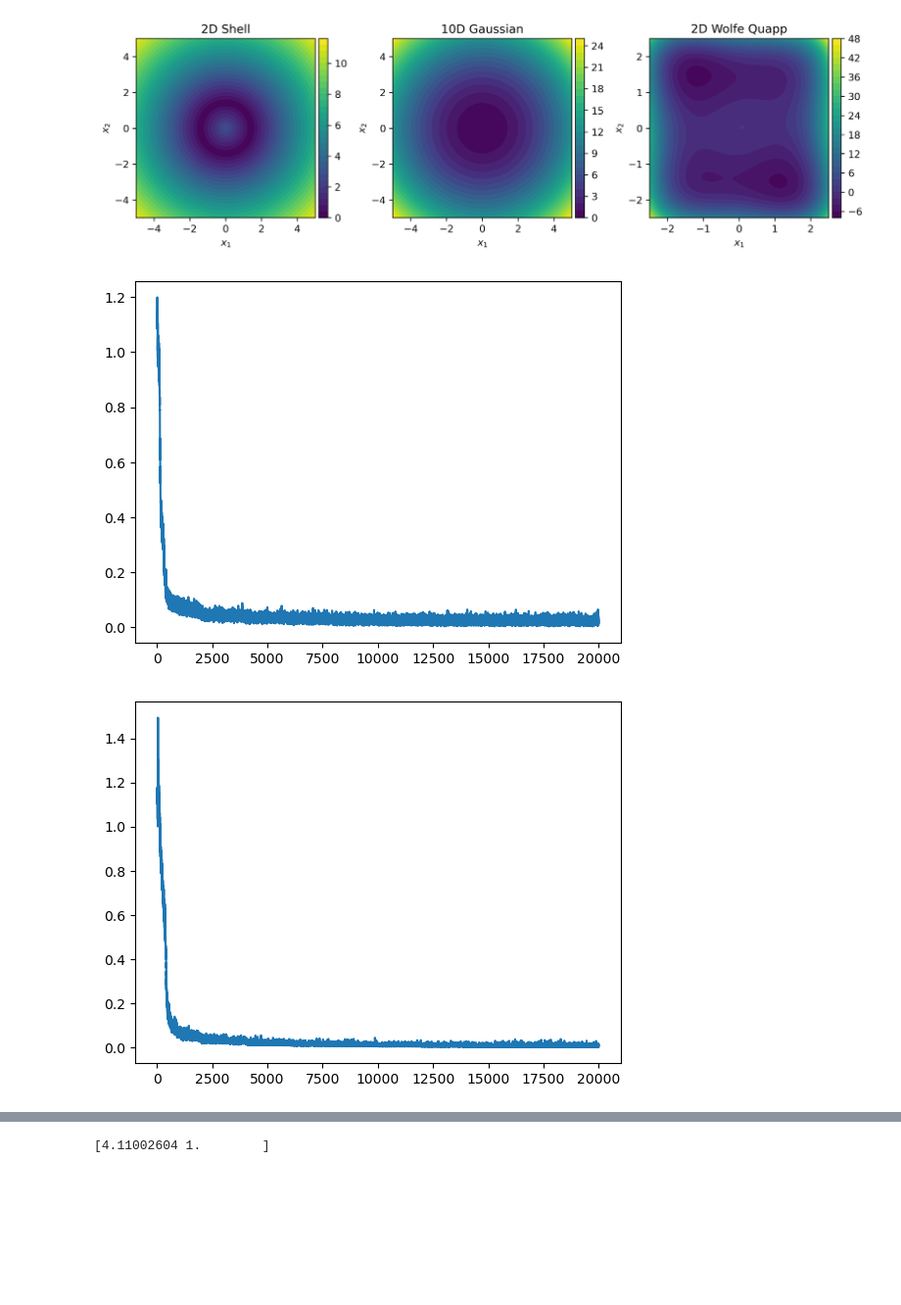
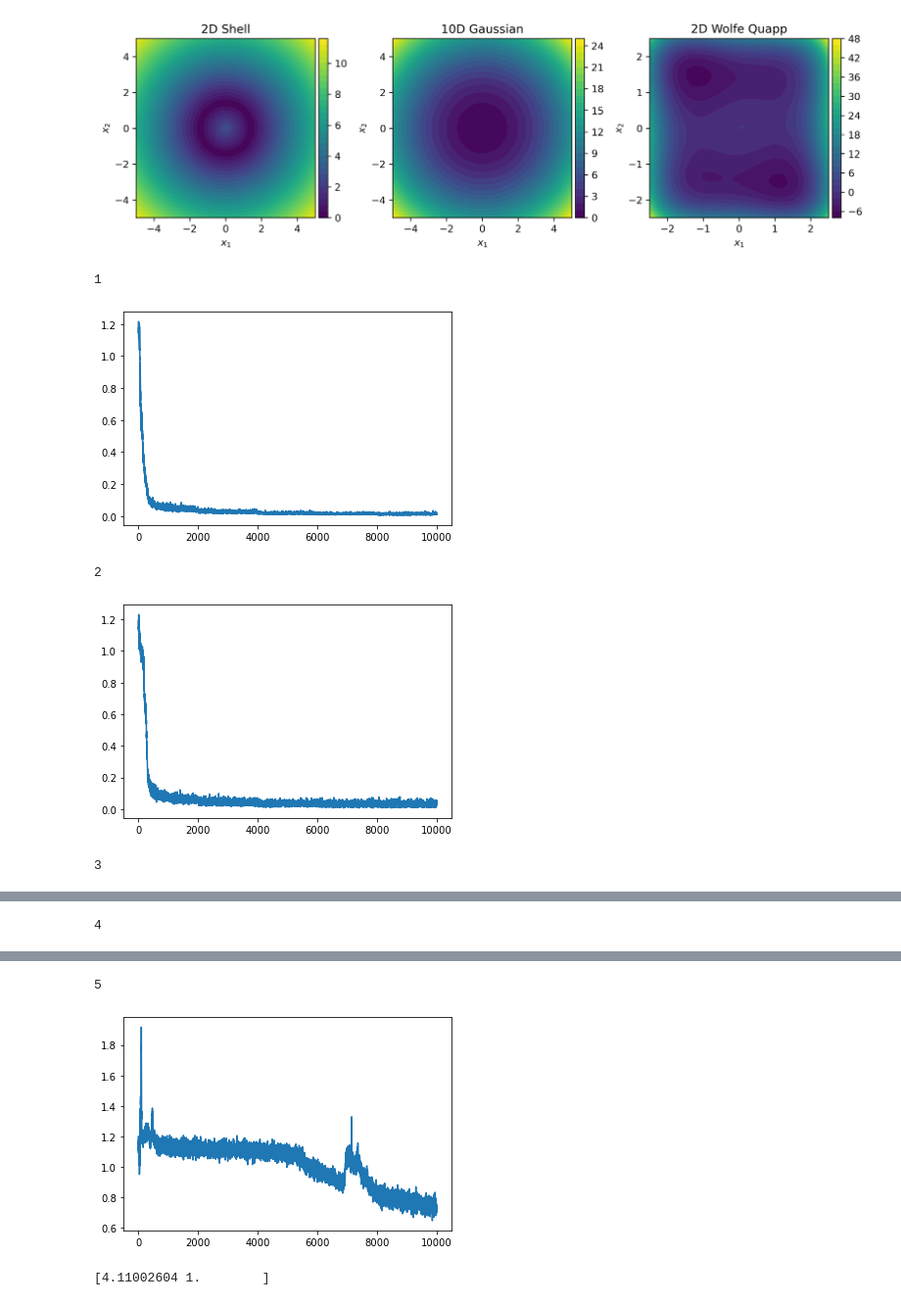
Before and after one commit to jakublala/md-neural-ode, a Jupyter notebook: plotting.ipynb, the cells around one changed output, grey strips where cells are left out. Shown at 98% size. Drawn from its saved outputs; the diff is of its cells as text; code cells hidden in the pictures; blank space fills up the shorter version.

Commit message:
plotting

```diff
--- a/plotting.ipynb
+++ b/plotting.ipynb
@@ -1027,27 +1027,31 @@ plt.show()
 # %%
 import numpy as np
 import matplotlib.pyplot as plt
 # read text file into a list of floats
 for i in range(1,5+1):
-    with open(f'results/wofe_quapp/{i}_loss.txt', 'r') as f:
+    with open(f'results/wofe_quapp/train_size/5000/{i}_loss.txt', 'r') as f:
         lines = f.readlines()
         loss = [float(line.strip()) for line in lines]
 
     #plot loss
+    print(i)
     plt.plot(loss)
     # plt.xlim(5000, 10000)
     # plt.ylim(0, 0.1)
     plt.show()
 
 # with open('results/2d_shell/fully_trained/1_loss.txt', 'r') as f:
 #     lines = f.readlines()
 #     loss = [float(line.strip()) for line in lines]
 
 # #plot loss
 # plt.plot(loss)
 # # plt.xlim(5000, 10000)
 # plt.ylim(0, 0.01)
 # plt.show()
 # %% [output]
+1
-[figure, old version]
+[figure, new version]
+2
-[figure, old version]
+[figure, new version]
+3
@@ -1054,0 +1059 @@ for i in range(1,5+1):
+4
@@ -1056,3 +1061,5 @@ for i in range(1,5+1):
+5
+[figure, added]
 # %%
 import numpy as np
 a = np.load('results/10d_gaussian/neural_hmc_exp/model_1/200/2_info.npy')
```
Also changed, not shown: parts of 7 cells of this notebook, 4 other files.
